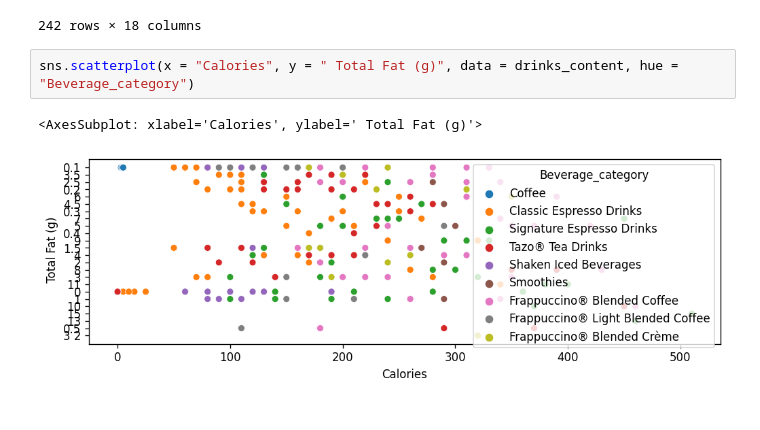
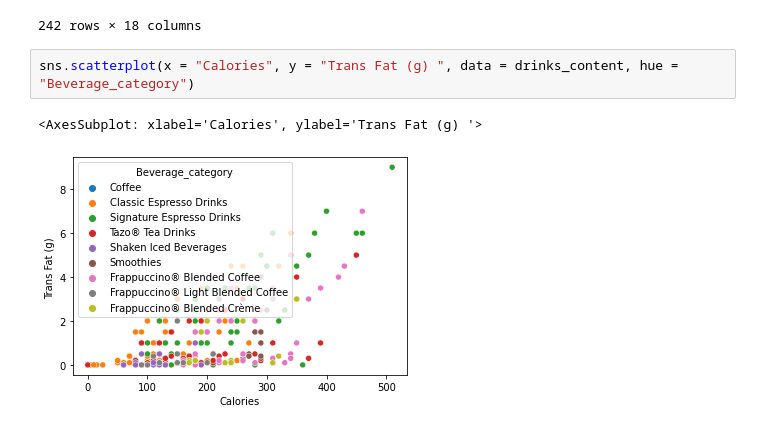
Before and after one commit to DavBradshaw/codeclan_homework_davebradshaw, a Jupyter notebook: Week 12/Day 2/Homework.ipynb, the cells around one changed output. Drawn from its saved outputs; the diff is of its cells as text.

```diff
--- a/Week 12/Day 2/Homework.ipynb
+++ b/Week 12/Day 2/Homework.ipynb
@@ -291,7 +311,7 @@ drinks_content
 | 241 | Frappuccino® Blended Crème | Vanilla Bean (Without Whipped Cream) | Grande Nonfat Milk | 240 | 0.1 | 0.1 | 0.0 | ... |
 242 rows × 18 columns
 # %%
-sns.scatterplot(x = "Calories", y = " Total Fat (g)", data = drinks_content, hue = "Beverage_category")
+sns.scatterplot(x = "Calories", y = "Trans Fat (g) ", data = drinks_content, hue = "Beverage_category")
 # %% [output]
-<AxesSubplot: xlabel='Calories', ylabel=' Total Fat (g)'>
+<AxesSubplot: xlabel='Calories', ylabel='Trans Fat (g) '>
-[figure, old version]
+[figure, new version]
```
Also changed, not shown: parts of 4 cells of this notebook, 6 other files.
